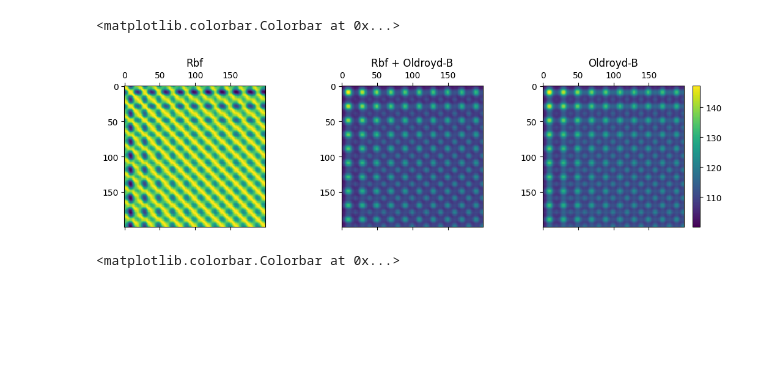
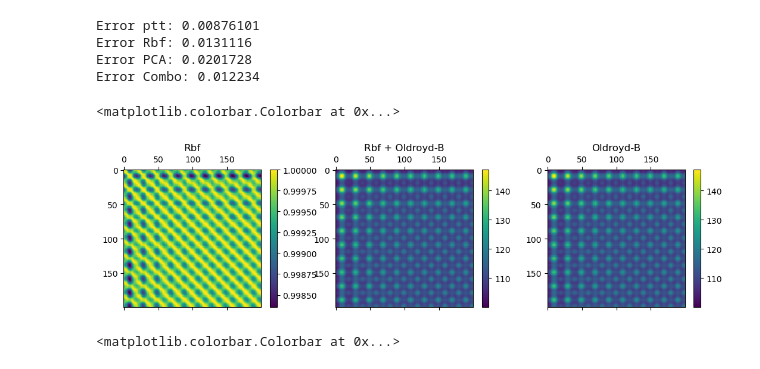
Before and after one commit to fabioamaral08/reduction-methods, a Jupyter notebook: kpca_scripts/EBR_Kernel_combination.ipynb, the cells around one changed output. Drawn from its saved outputs; the diff is of its cells as text; code cells hidden in the pictures; blank space fills up the shorter version.

```diff
--- a/kpca_scripts/EBR_Kernel_combination.ipynb
+++ b/kpca_scripts/EBR_Kernel_combination.ipynb
@@ -33,10 +65,11 @@ model_final = KPCA.KernelPCA()
 model_pca = KPCA.KernelPCA()
 # %%
-dx = .0125
-Re = 0.001
-Wi = 5
+dx = 0.0125
+Re = 1
+Wi = 0.5
 beta = 0.5
-X, Xmean = get_data(Re, Wi, beta, case='cavity_ref', n_data = 200,dir_path='../../npz_data', from_end=False)
+eps = .3
+X, Xmean = get_data(Re, Wi, beta, case='ptt', eps = eps,n_data = -2,dir_path='../../npz_data', from_end=False)
 theta =((1-beta)/(Re*Wi))
 print('Theta: ', theta)
 # %% [output]
@@ -44,11 +90,14 @@ Theta:  100.0
 # %%
-gamma = 10
 kernel = 'rbf'
+kernel_base = 'ptt'
+# gamma = (50, 2.5)
+gamma =6
 
-model_base.fit(X.T,2,'oldroyd',theta = theta,dx=dx,center=False)
+model_base.fit(X.T,2,kernel_base,theta = theta,dx=dx,eps=eps)
+model_oldroyd.fit(X.T,2,'oldroyd',theta = theta,dx=dx,eps=eps)
 model_pca.fit(X.T,2,'linear',theta = theta,dx=1,)
-model_prod.fit(X.T,2,kernel,theta = theta,dx=1,eps=gamma)
+model_extra.fit(X.T,2,kernel,theta = theta,dx=1,eps=gamma)
 
-model_final.fit(X.T,2,'oldroyd',theta = theta,dx=1,)
-model_final.K_fit = model_base.K_fit * model_prod.K_fit
-model_final.train_R(n_components=2)
+model_combo.fit(X.T,2,kernel_base,theta = theta,dx=1,eps=eps)
+model_combo.K_fit = model_base.K_fit * model_extra.K_fit
+model_combo.train_R(n_components=2, recalc_eig=True)
@@ -86,27 +132,44 @@ plt.legend()
+# %%
+err_oldroyd = np.abs(total - base).sum() / total.sum()
+err_extra = np.abs(total - extra).sum() / total.sum()
+err_pca = np.abs(total - pca).sum() / total.sum()
+err_combo = np.abs(total - combo).sum() / total.sum()
+
+print(f'Error {kernel_base}: {err_oldroyd:g}')
+print(f'Error {kernel.capitalize()}: {err_extra:g}')
+print(f'Error PCA: {err_pca:g}')
+print(f'Error Combo: {err_combo:g}')
+# %% [output]
+Error ptt: 0.00876101
+Error Rbf: 0.0131116
+Error PCA: 0.0201728
+Error Combo: 0.012234
 # %%
-gamma = 200
+gamma = 1000
 kernel = 'rbf'
 model_base.fit(X.T,2,'oldroyd',theta = theta,dx=dx,)
 model_pca.fit(X.T,2,'linear',theta = theta,dx=1,)
-model_prod.fit(X.T,2,kernel,theta = theta,dx=1,eps=gamma)
+model_extra.fit(X.T,2,kernel,theta = theta,dx=1,eps=gamma)
 
-model_final.fit(X.T,2,'oldroyd',theta = theta,dx=1,)
-model_final.K_fit = model_base.K_fit * model_prod.K_fit
-model_final.train_R(n_components=2)
+model_combo.fit(X.T,2,'oldroyd',theta = theta,dx=1,)
+model_combo.K_fit = model_base.K_fit * model_extra.K_fit
+model_combo.train_R(n_components=2)
 
 f, ax = plt.subplots(figsize=(13, 3), ncols=3)
-ax[0].matshow(model_prod.K_fit)
-ax[1].matshow(model_final.K_fit)
-s = ax[2].matshow(model_base.K_fit)
+s0 = ax[0].matshow(model_extra.K_fit)
+s1 =ax[1].matshow(model_combo.K_fit)
+s2 = ax[2].matshow(model_base.K_fit)
 
 
 ax[0].set_title(f'{kernel.capitalize()}')
 ax[1].set_title(f'{kernel.capitalize()} + Oldroyd-B')
 ax[2].set_title('Oldroyd-B')
-f.colorbar(s, ax = ax[2])
+f.colorbar(s0, ax = ax[0])
+f.colorbar(s1, ax = ax[1])
+f.colorbar(s2, ax = ax[2])
 # %% [output]
 <matplotlib.colorbar.Colorbar at 0x...>
-[figure, old version]
+[figure, new version]
 # %%
 model_dx = KPCA.KernelPCA()
 model_one = KPCA.KernelPCA()
```
Also changed, not shown: parts of 30 cells of this notebook, 3 other files.
